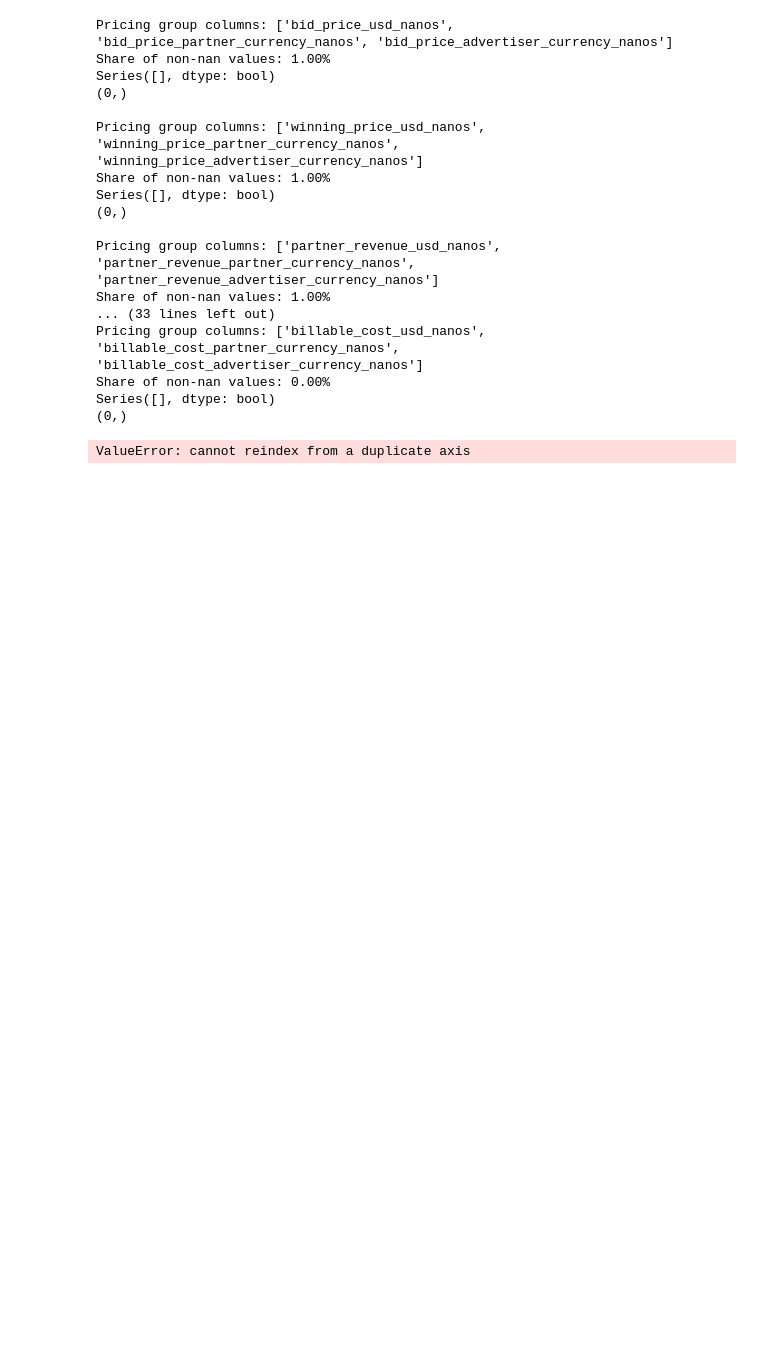
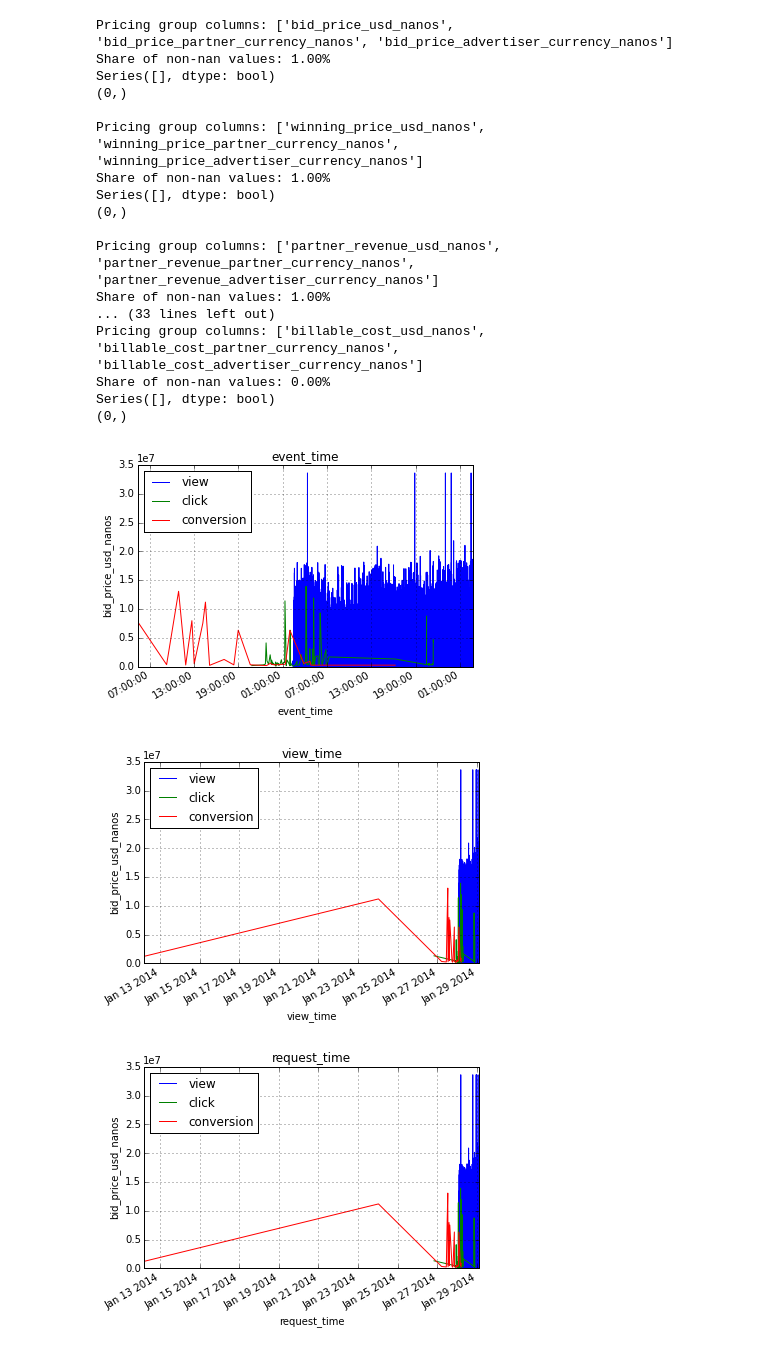
Before and after one commit to rhouck/mh, a Jupyter notebook: Explore sample data.ipynb, the cells around one changed output. Saved outputs shown, nothing was run; the diff lists cells and outputs as text; code cells hidden in the pictures; blank space fills up the shorter version.

Commit message:
more data exploration

```diff
--- a/Explore sample data.ipynb
+++ b/Explore sample data.ipynb
@@ -124,19 +124,31 @@ for i in pricing:
     # drop all but first column in pricing group
     else:
         trunc = trunc.drop(i[1:], 1)
-# %%
-by_date = trunc.sort('event_time')
-by_date = by_date.set_index(by_date['event_time'])
-non_view = by_date[by_date['event_type'] != "view"]
-view = by_date[by_date['event_type'] == "view"]
-
-chart = pd.concat([
-                    pd.Series(non_view.ix[:,'bid_price_usd_nanos'], index=non_view.ix[:,'bid_price_usd_nanos'].index, name='non_view'),
-                    pd.Series(view.ix[:,'bid_price_usd_nanos'], index=view.ix[:,'bid_price_usd_nanos'].index, name='view'),
-                    ],
-                   axis=1
-                   )
-
-plt.figure(); chart.plot();
-# %% [output]
-ValueError: cannot reindex from a duplicate axis
+# %%
+# plot ad pricing by activity date
+time_cols = ['event_time', 'view_time', 'request_time']
+price_metric = 'bid_price_usd_nanos'
+
+for t in time_cols:
+    trunc_date_ind = trunc.sort(t)
+    trunc_date_ind = trunc_date_ind.set_index(by_date[t])
+    # drop rows with nan values
+    trunc_date_ind = trunc_date_ind[np.isfinite(trunc_date_ind[price_metric])]
+
+    # separate data by event type
+    click = trunc_date_ind[trunc_date_ind['event_type'] == "click"]
+    conv = trunc_date_ind[trunc_date_ind['event_type'] == "conversion"]
+    view = trunc_date_ind[trunc_date_ind['event_type'] == "view"]
+
+    # build chart
+    fig = plt.figure();
+    chart = fig.add_subplot(111)
+    chart.set_title(t)
+    chart.set_ylabel(price_metric)
+    view[price_metric].plot(label='view', legend=True);
+    click[price_metric].plot(label='click', legend=True);
+    conv[price_metric].plot(label="conversion", legend=True);
+# %% [output]
+[figure, added]
+[figure, added]
+[figure, added]
```
Also changed, not shown: parts of 3 cells of this notebook.
